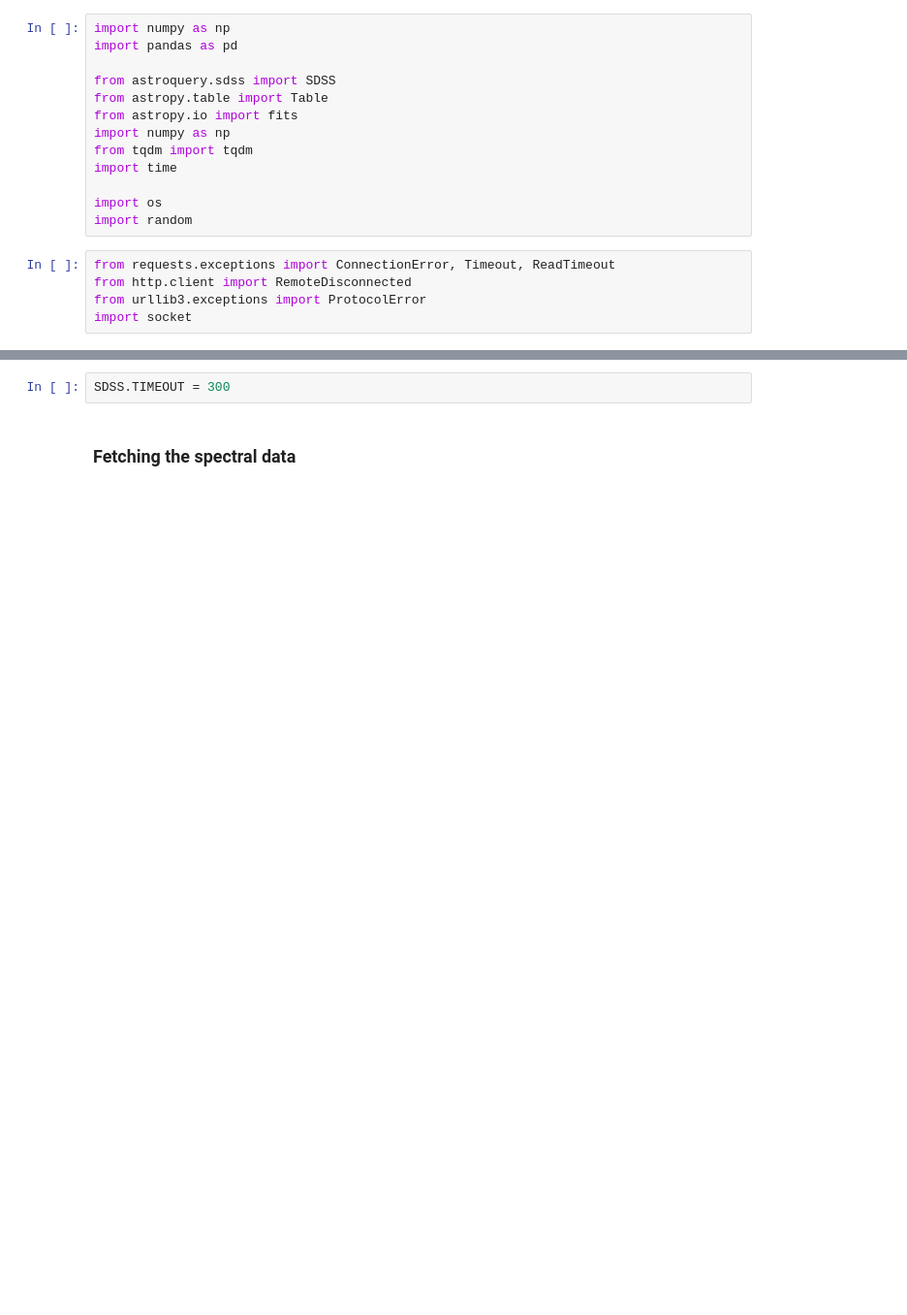
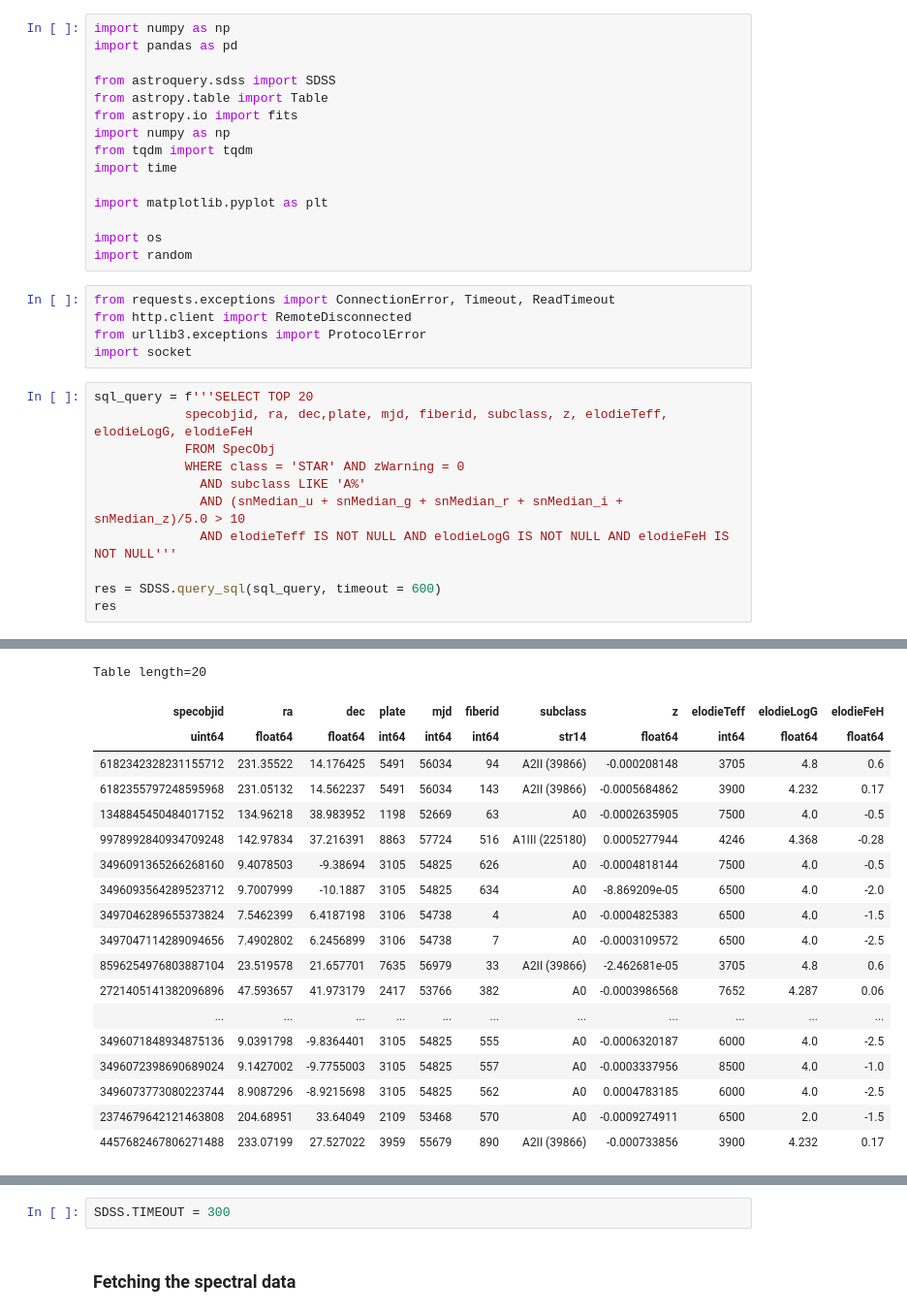
Before and after one commit to Alcatraz312/Survey-invariant-generalization, a Jupyter notebook: src/inspection/data_fetch_SDSS.ipynb, the cells around one changed output, grey strips where cells are left out. Shown at 97% size. Drawn from its saved outputs; the diff is of its cells as text; blank space fills up the shorter version.

```diff
--- a/src/inspection/data_fetch_SDSS.ipynb
+++ b/src/inspection/data_fetch_SDSS.ipynb
@@ -9,6 +9,8 @@ import numpy as np
 from tqdm import tqdm
 import time
 
+import matplotlib.pyplot as plt
+
 import os
 import random
 # %%
@@ -16,3 +18,15 @@ from requests.exceptions import ConnectionError, Timeout, ReadTimeout
 from http.client import RemoteDisconnected
 from urllib3.exceptions import ProtocolError
 import socket
+# %%
+sql_query = f'''SELECT TOP 20
+            specobjid, ra, dec,plate, mjd, fiberid, subclass, z, elodieTeff, elodieLogG, elodieFeH
+            FROM SpecObj
+            WHERE class = 'STAR' AND zWarning = 0
+              AND subclass LIKE 'A%'
+              AND (snMedian_u + snMedian_g + snMedian_r + snMedian_i + snMedian_z)/5.0 > 10
+              AND elodieTeff IS NOT NULL AND elodieLogG IS NOT NULL AND elodieFeH IS NOT NULL'''
+
+res = SDSS.query_sql(sql_query, timeout = 600)
+res
+# %% [output]
@@ -18,0 +34,19 @@ import socket
+Table length=20
+| specobjid | ra | dec | plate | mjd | fiberid | subclass | z | elodieTeff | elodieLogG | elodieFeH |
+| uint64 | float64 | float64 | int64 | int64 | int64 | str14 | float64 | int64 | float64 | float64 |
+| 6182342328231155712 | 231.35522 | 14.176425 | 5491 | 56034 | 94 | A2II (39866) | -0.000208148 | 3705 | 4.8 | 0.6 |
+| 6182355797248595968 | 231.05132 | 14.562237 | 5491 | 56034 | 143 | A2II (39866) | -0.0005684862 | 3900 | 4.232 | 0.17 |
+| 1348845450484017152 | 134.96218 | 38.983952 | 1198 | 52669 | 63 | A0 | -0.0002635905 | 7500 | 4.0 | -0.5 |
+| 9978992840934709248 | 142.97834 | 37.216391 | 8863 | 57724 | 516 | A1III (225180) | 0.0005277944 | 4246 | 4.368 | -0.28 |
+| 3496091365266268160 | 9.4078503 | -9.38694 | 3105 | 54825 | 626 | A0 | -0.0004818144 | 7500 | 4.0 | -0.5 |
+| 3496093564289523712 | 9.7007999 | -10.1887 | 3105 | 54825 | 634 | A0 | -8.869209e-05 | 6500 | 4.0 | -2.0 |
+| 3497046289655373824 | 7.5462399 | 6.4187198 | 3106 | 54738 | 4 | A0 | -0.0004825383 | 6500 | 4.0 | -1.5 |
+| 3497047114289094656 | 7.4902802 | 6.2456899 | 3106 | 54738 | 7 | A0 | -0.0003109572 | 6500 | 4.0 | -2.5 |
+| 8596254976803887104 | 23.519578 | 21.657701 | 7635 | 56979 | 33 | A2II (39866) | -2.462681e-05 | 3705 | 4.8 | 0.6 |
+| 2721405141382096896 | 47.593657 | 41.973179 | 2417 | 53766 | 382 | A0 | -0.0003986568 | 7652 | 4.287 | 0.06 |
+| ... | ... | ... | ... | ... | ... | ... | ... | ... | ... | ... |
+| 3496071848934875136 | 9.0391798 | -9.8364401 | 3105 | 54825 | 555 | A0 | -0.0006320187 | 6000 | 4.0 | -2.5 |
+| 3496072398690689024 | 9.1427002 | -9.7755003 | 3105 | 54825 | 557 | A0 | -0.0003337956 | 8500 | 4.0 | -1.0 |
+| 3496073773080223744 | 8.9087296 | -8.9215698 | 3105 | 54825 | 562 | A0 | 0.0004783185 | 6000 | 4.0 | -2.5 |
+| 2374679642121463808 | 204.68951 | 33.64049 | 2109 | 53468 | 570 | A0 | -0.0009274911 | 6500 | 2.0 | -1.5 |
+| 4457682467806271488 | 233.07199 | 27.527022 | 3959 | 55679 | 890 | A2II (39866) | -0.000733856 | 3900 | 4.232 | 0.17 |
```
Also changed, not shown: parts of 8 cells of this notebook.
